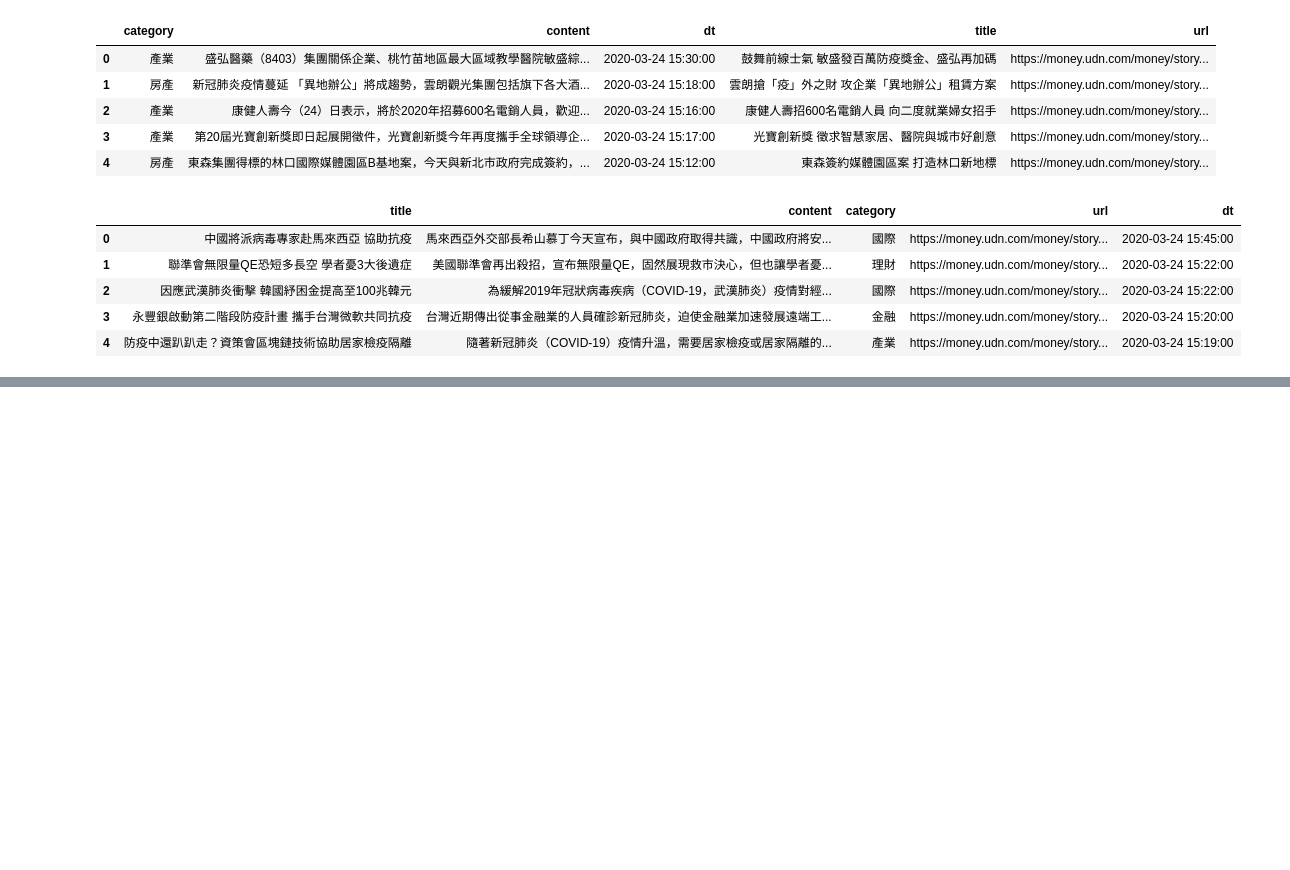
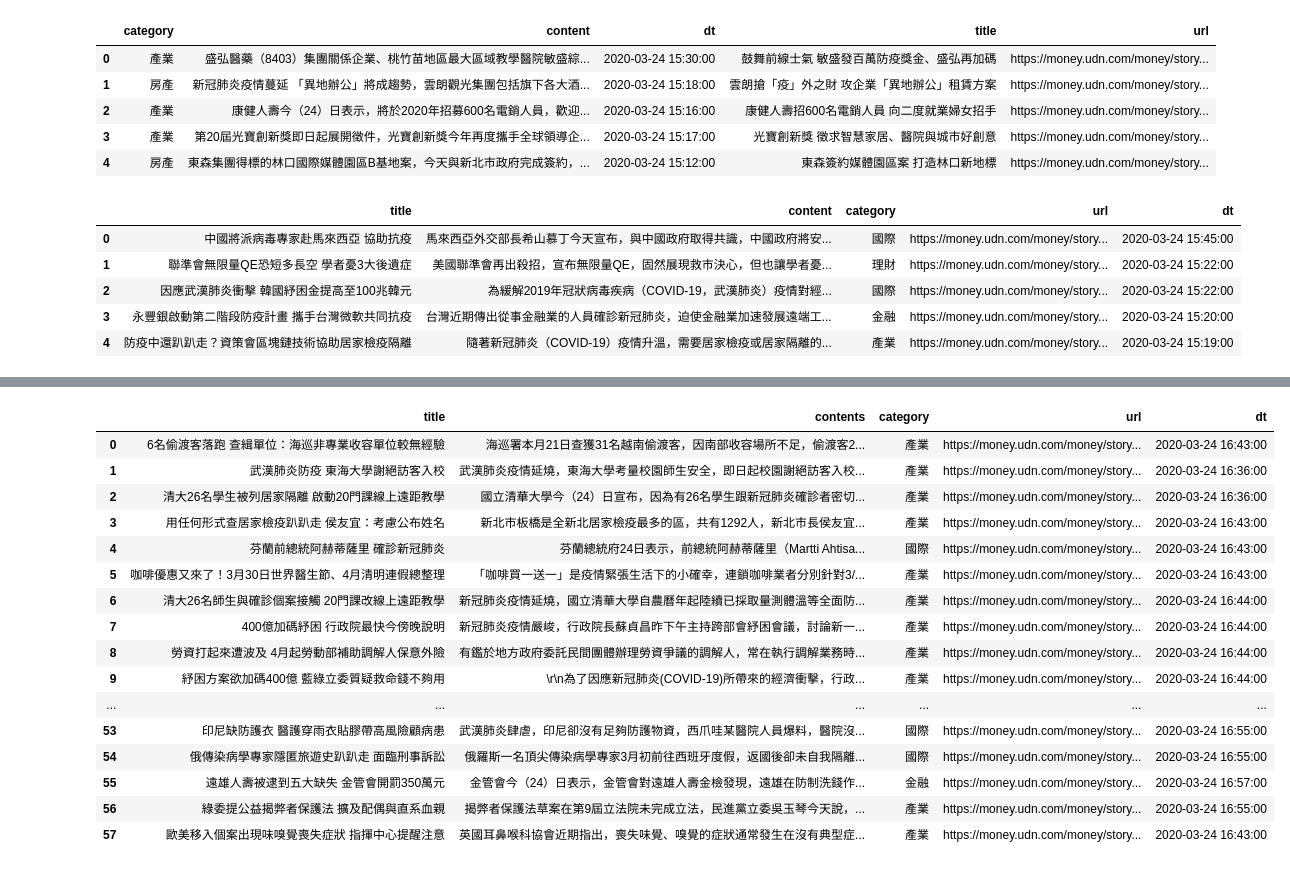
Before and after one commit to ywchiu/taipeifubon, a Jupyter notebook: Demo20200324.ipynb, the cells around one changed output, grey strips where cells are left out. Saved outputs shown, nothing was run; the diff lists cells and outputs as text; code cells hidden in the pictures; blank space fills up the shorter version.

```diff
--- a/Demo20200324.ipynb
+++ b/Demo20200324.ipynb
@@ -87,0 +195,24 @@ df2.head()
+# %%
+import sqlite3 as lite
+with lite.connect('tutorial/news.sqlite') as db:
+    df2 = pandas.read_sql_query('select * from money', con = db)
+# %%
+df2
+# %% [output]
+|  | title | contents | category | url | dt |
+| 0 | 6名偷渡客落跑 查緝單位：海巡非專業收容單位較無經驗 | 海巡署本月21日查獲31名越南偷渡客，因南部收容場所不足，偷渡客2... | 產業 | https://money.udn.com/money/story... | 2020-03-24 16:43:00 |
+| 1 | 武漢肺炎防疫 東海大學謝絕訪客入校 | 武漢肺炎疫情延燒，東海大學考量校園師生安全，即日起校園謝絕訪客入校... | 產業 | https://money.udn.com/money/story... | 2020-03-24 16:36:00 |
+| 2 | 清大26名學生被列居家隔離 啟動20門課線上遠距教學 | 國立清華大學今（24）日宣布，因為有26名學生跟新冠肺炎確診者密切... | 產業 | https://money.udn.com/money/story... | 2020-03-24 16:36:00 |
+| 3 | 用任何形式查居家檢疫趴趴走 侯友宜：考慮公布姓名 | 新北市板橋是全新北居家檢疫最多的區，共有1292人，新北市長侯友宜... | 產業 | https://money.udn.com/money/story... | 2020-03-24 16:43:00 |
+| 4 | 芬蘭前總統阿赫蒂薩里 確診新冠肺炎 | 芬蘭總統府24日表示，前總統阿赫蒂薩里（Martti Ahtisa... | 國際 | https://money.udn.com/money/story... | 2020-03-24 16:43:00 |
+| 5 | 咖啡優惠又來了！3月30日世界醫生節、4月清明連假總整理 | 「咖啡買一送一」是疫情緊張生活下的小確幸，連鎖咖啡業者分別針對3/... | 產業 | https://money.udn.com/money/story... | 2020-03-24 16:43:00 |
+| 6 | 清大26名師生與確診個案接觸 20門課改線上遠距教學 | 新冠肺炎疫情延燒，國立清華大學自農曆年起陸續已採取量測體溫等全面防... | 產業 | https://money.udn.com/money/story... | 2020-03-24 16:44:00 |
+| 7 | 400億加碼紓困 行政院最快今傍晚說明 | 新冠肺炎疫情嚴峻，行政院長蘇貞昌昨下午主持跨部會紓困會議，討論新一... | 產業 | https://money.udn.com/money/story... | 2020-03-24 16:44:00 |
+| 8 | 勞資打起來遭波及 4月起勞動部補助調解人保意外險 | 有鑑於地方政府委託民間團體辦理勞資爭議的調解人，常在執行調解業務時... | 產業 | https://money.udn.com/money/story... | 2020-03-24 16:44:00 |
+| 9 | 紓困方案欲加碼400億 藍綠立委質疑救命錢不夠用 | \r\n為了因應新冠肺炎(COVID-19)所帶來的經濟衝擊，行政... | 產業 | https://money.udn.com/money/story... | 2020-03-24 16:44:00 |
+| ... | ... | ... | ... | ... | ... |
+| 53 | 印尼缺防護衣 醫護穿雨衣貼膠帶高風險顧病患 | 武漢肺炎肆虐，印尼卻沒有足夠防護物資，西爪哇某醫院人員爆料，醫院沒... | 國際 | https://money.udn.com/money/story... | 2020-03-24 16:55:00 |
+| 54 | 俄傳染病學專家隱匿旅遊史趴趴走 面臨刑事訴訟 | 俄羅斯一名頂尖傳染病學專家3月初前往西班牙度假，返國後卻未自我隔離... | 國際 | https://money.udn.com/money/story... | 2020-03-24 16:55:00 |
+| 55 | 遠雄人壽被逮到五大缺失 金管會開罰350萬元 | 金管會今（24）日表示，金管會對遠雄人壽金檢發現，遠雄在防制洗錢作... | 金融 | https://money.udn.com/money/story... | 2020-03-24 16:57:00 |
+| 56 | 綠委提公益揭弊者保護法 擴及配偶與直系血親 | 揭弊者保護法草案在第9屆立法院未完成立法，民進黨立委吳玉琴今天說，... | 產業 | https://money.udn.com/money/story... | 2020-03-24 16:55:00 |
+| 57 | 歐美移入個案出現味嗅覺喪失症狀 指揮中心提醒注意 | 英國耳鼻喉科協會近期指出，喪失味覺、嗅覺的症狀通常發生在沒有典型症... | 產業 | https://money.udn.com/money/story... | 2020-03-24 16:43:00 |
```
Also changed, not shown: parts of 17 cells of this notebook, 5 other files.
